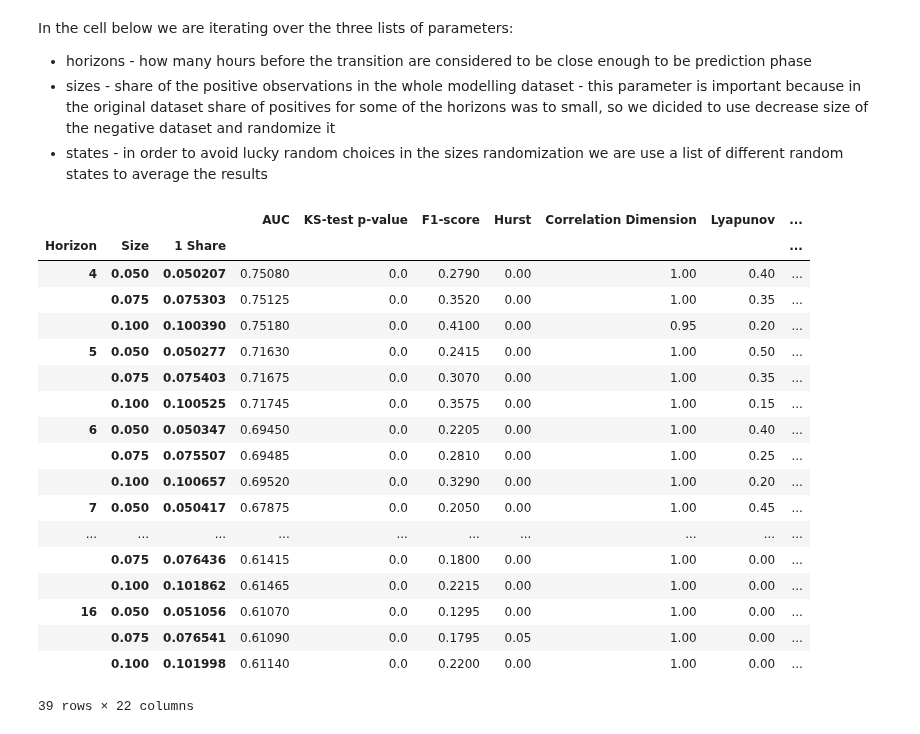
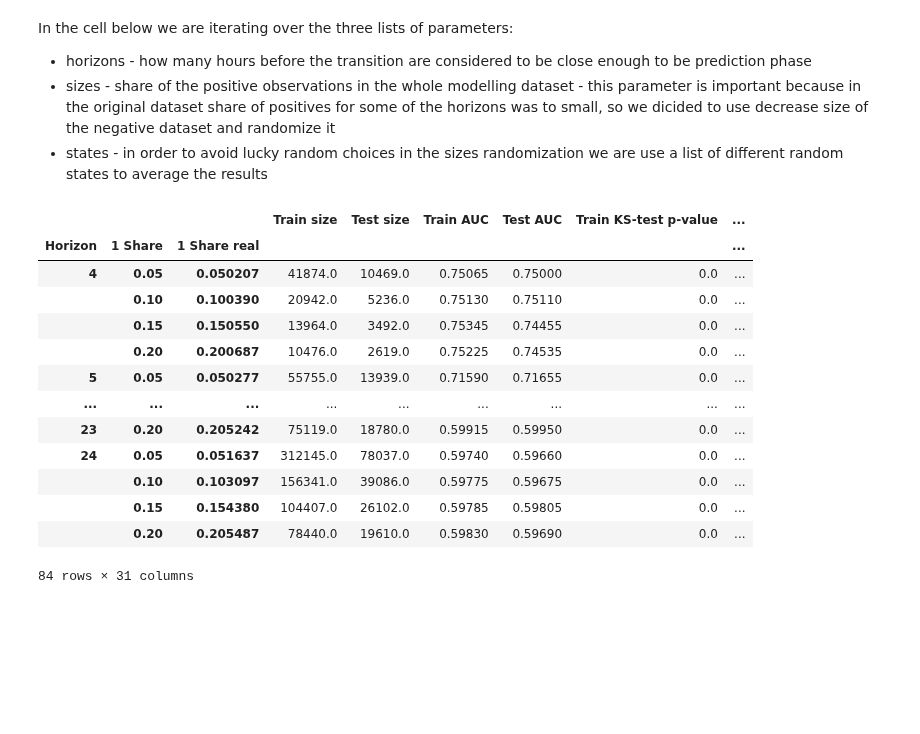
Before and after one commit to lebedevaale/early_warning_model, a Jupyter notebook: modelling.ipynb, the cells around one changed output. Drawn from its saved outputs; the diff is of its cells as text; code cells hidden in the pictures; blank space fills up the shorter version.

Commit message:
Added test sets and more metrics

```diff
--- a/modelling.ipynb
+++ b/modelling.ipynb
@@ -187,61 +208,67 @@ data_logdyn = pd.read_parquet('Data/final_dataset.parquet')
 
 # Choose binary target and other parameters
 target = 'Flag'
-horizons = list(range(4, 17))
-sizes = np.linspace(0.05, 0.1, 3)
+horizons = list(range(4, 25))
+shares = np.linspace(0.05, 0.2, 4)
 states = list(range(0, 10000, 500))
-res = pd.DataFrame(columns = ['Horizon', 'Size', '1 Share', 'State', 'AUC', 'KS-test p-value', 'F1-score', 'Variables'])
+res = pd.DataFrame(columns = ['Horizon', '1 Share', '1 Share real', 'State',
+                              'Train size', 'Test size', 'Train AUC', 'Test AUC',
+                              'Train KS-test p-value', 'Test KS-test p-value',
+                              'Train F1-score', 'Test F1-score',
+                              'Train precision', 'Test precision',
+                              'Train recall', 'Test recall', 'Variables'])
 for horizon in tqdm(horizons):
     data_testing = data_logdyn.copy()
     data_testing['Flag'] = data_testing['Distance'].apply(lambda x: 0 if x >= horizon else 1)
     data_testing.drop(columns = ['Volume', 'MA100', 'Rise', 'Distance', 'Index', 'Ticker'], inplace = True)
 
     data_testing_1 = data_testing[data_testing[target] == 1]
     data_testing_0 = data_testing[data_testing[target] == 0]
     Y_1 = data_testing_1[target]
     X_1 = data_testing_1.drop(columns = [target])
     share_1_orig = len(data_testing_1) / (len(data_testing_0) + len(data_testing_1))
-    for size in sizes:
+    for share in shares:
         for state in states:
             _, X_0, _, Y_0 = modsel.train_test_split(data_testing_0.drop(columns = [target]), data_testing_0[target],
-                                                     test_size = min(share_1_orig * (1 - size) / size, 1), random_state = state)
+                                                     test_size = min(share_1_orig * (1 - share) / share, 1), random_state = state)
             share_1 = len(Y_1) / (len(Y_0) + len(Y_1))
             Y = pd.concat([Y_0, Y_1])
             X = sm.add_constant(pd.concat([X_0, X_1]))
-            results_rs, auc_rs, ks_rs, f1_rs = model_optimization(Y, X, silent = True)
-            res.loc[len(res)] = [horizon, size, share_1, state, auc_rs, ks_rs, f1_rs, list(results_rs.params.index)]
+            X_train, X_test, Y_train, Y_test = modsel.train_test_split(X, Y, test_size = 0.2, random_state = state)
+            results_rs, auc_train_rs, auc_test_rs, ks_train_rs, ks_test_rs, f1_train_rs,\
+                f1_test_rs, pr_train_rs, pr_test_rs, rec_train_rs, rec_test_rs\
+                = model_optimization(Y_train, Y_test, X_train, X_test, silent = True)
+            res.loc[len(res)] = [horizon, share, share_1, state, len(Y_train), len(Y_test),
+                                 auc_train_rs, auc_test_rs, ks_train_rs, ks_test_rs,
+                                 f1_train_rs, f1_test_rs, pr_train_rs, pr_test_rs,
+                                 rec_train_rs, rec_test_rs, list(results_rs.params.index)]
 
 res_counts = res['Variables'].to_frame()
 for col in list(X_1.columns) + ['const']:
     res_counts[col] = res_counts['Variables'].apply(lambda x: 1 if col in x else 0)
 res = res.drop(columns = ['Variables']).join(res_counts.drop(columns = ['Variables']))
 res.to_parquet('Data/params.parquet')
 
-groups = ['Horizon', 'Size', '1 Share']
+groups = ['Horizon', '1 Share', '1 Share real']
 drops = ['State']
 res_means = res.groupby(groups)[res.columns.drop(groups + drops)].mean()
 res_means.to_parquet('Data/params_mean.parquet')
 res_means
 # %% [output]
-|  |  |  | AUC | KS-test p-value | F1-score | Hurst | Correlation Dimension | Lyapunov | ... |
-| Horizon | Size | 1 Share |  |  |  |  |  |  | ... |
-| 4 | 0.050 | 0.050207 | 0.75080 | 0.0 | 0.2790 | 0.00 | 1.00 | 0.40 | ... |
-|  | 0.075 | 0.075303 | 0.75125 | 0.0 | 0.3520 | 0.00 | 1.00 | 0.35 | ... |
-|  | 0.100 | 0.100390 | 0.75180 | 0.0 | 0.4100 | 0.00 | 0.95 | 0.20 | ... |
-| 5 | 0.050 | 0.050277 | 0.71630 | 0.0 | 0.2415 | 0.00 | 1.00 | 0.50 | ... |
-|  | 0.075 | 0.075403 | 0.71675 | 0.0 | 0.3070 | 0.00 | 1.00 | 0.35 | ... |
-|  | 0.100 | 0.100525 | 0.71745 | 0.0 | 0.3575 | 0.00 | 1.00 | 0.15 | ... |
-| 6 | 0.050 | 0.050347 | 0.69450 | 0.0 | 0.2205 | 0.00 | 1.00 | 0.40 | ... |
-|  | 0.075 | 0.075507 | 0.69485 | 0.0 | 0.2810 | 0.00 | 1.00 | 0.25 | ... |
-|  | 0.100 | 0.100657 | 0.69520 | 0.0 | 0.3290 | 0.00 | 1.00 | 0.20 | ... |
-| 7 | 0.050 | 0.050417 | 0.67875 | 0.0 | 0.2050 | 0.00 | 1.00 | 0.45 | ... |
-| ... | ... | ... | ... | ... | ... | ... | ... | ... | ... |
-|  | 0.075 | 0.076436 | 0.61415 | 0.0 | 0.1800 | 0.00 | 1.00 | 0.00 | ... |
-|  | 0.100 | 0.101862 | 0.61465 | 0.0 | 0.2215 | 0.00 | 1.00 | 0.00 | ... |
-| 16 | 0.050 | 0.051056 | 0.61070 | 0.0 | 0.1295 | 0.00 | 1.00 | 0.00 | ... |
-|  | 0.075 | 0.076541 | 0.61090 | 0.0 | 0.1795 | 0.05 | 1.00 | 0.00 | ... |
-|  | 0.100 | 0.101998 | 0.61140 | 0.0 | 0.2200 | 0.00 | 1.00 | 0.00 | ... |
+|  |  |  | Train size | Test size | Train AUC | Test AUC | Train KS-test p-value | ... |
+| Horizon | 1 Share | 1 Share real |  |  |  |  |  | ... |
+| 4 | 0.05 | 0.050207 | 41874.0 | 10469.0 | 0.75065 | 0.75000 | 0.0 | ... |
+|  | 0.10 | 0.100390 | 20942.0 | 5236.0 | 0.75130 | 0.75110 | 0.0 | ... |
+|  | 0.15 | 0.150550 | 13964.0 | 3492.0 | 0.75345 | 0.74455 | 0.0 | ... |
+|  | 0.20 | 0.200687 | 10476.0 | 2619.0 | 0.75225 | 0.74535 | 0.0 | ... |
+| 5 | 0.05 | 0.050277 | 55755.0 | 13939.0 | 0.71590 | 0.71655 | 0.0 | ... |
+| ... | ... | ... | ... | ... | ... | ... | ... | ... |
+| 23 | 0.20 | 0.205242 | 75119.0 | 18780.0 | 0.59915 | 0.59950 | 0.0 | ... |
+| 24 | 0.05 | 0.051637 | 312145.0 | 78037.0 | 0.59740 | 0.59660 | 0.0 | ... |
+|  | 0.10 | 0.103097 | 156341.0 | 39086.0 | 0.59775 | 0.59675 | 0.0 | ... |
+|  | 0.15 | 0.154380 | 104407.0 | 26102.0 | 0.59785 | 0.59805 | 0.0 | ... |
+|  | 0.20 | 0.205487 | 78440.0 | 19610.0 | 0.59830 | 0.59690 | 0.0 | ... |
-39 rows × 22 columns
+84 rows × 31 columns
 # %%
 round(res_means[np.in1d(res_means.index.get_level_values(0), list(range(4,9)))].mean(), 2)
 # res_means[res_means].mean()
```
Also changed, not shown: parts of 3 cells of this notebook, 2 other files.
